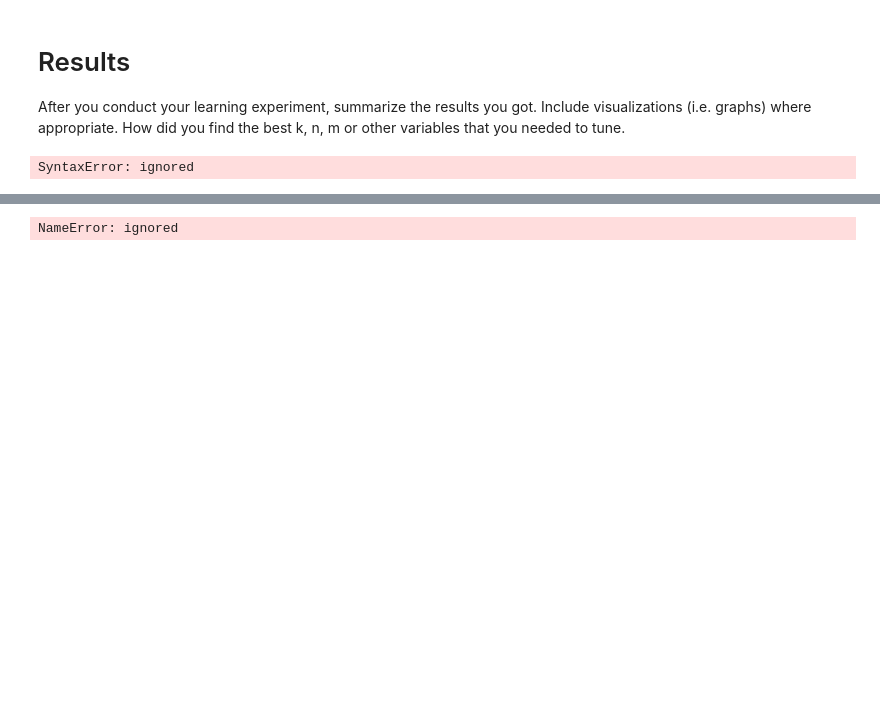
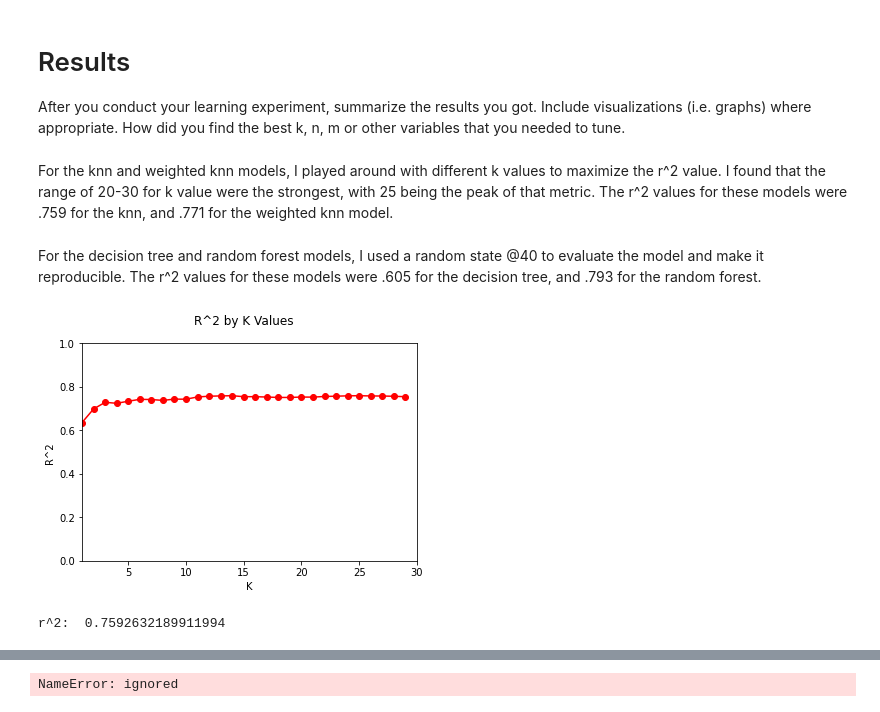
Before and after one commit to ashwinsinha32/Project1Redo, a Jupyter notebook: Project1_starter.ipynb, the cells around one changed output, grey strips where cells are left out. Drawn from its saved outputs; the diff is of its cells as text; code cells hidden in the pictures; blank space fills up the shorter version.

```diff
--- a/Project1_starter.ipynb
+++ b/Project1_starter.ipynb
@@ -104,7 +102,7 @@ import numpy as np
 from sklearn import neighbors
 from sklearn.preprocessing import StandardScaler
 
-knn = neighbors.KNeighborsRegressor(n_neighbors=5)
+knn = neighbors.KNeighborsRegressor(n_neighbors=25)
 knn.fit(train_data,train_sln)
 happy_preds = knn.predict(test_data)
 print('r^2: ', metrics.r2_score(test_sln, happy_preds))
@@ -113,6 +111,6 @@ r^2:  0.7338162515822132
 # %%
 #Weighted knn
-wknn = neighbors.KNeighborsRegressor(n_neighbors=5, weights = 'distance')
+wknn = neighbors.KNeighborsRegressor(n_neighbors=25, weights = 'distance')
 wknn.fit(train_data,train_sln)
 whappy_preds = wknn.predict(test_data)
 print('r^2: ', metrics.r2_score(test_sln, whappy_preds))
@@ -141,29 +139,42 @@ r^2:  0.7926030280286398
 # %% [markdown]
 # Results
 After you conduct your learning experiment, summarize the results you got. Include visualizations (i.e. graphs) where appropriate.  How did you find the best k, n, m or other variables that you needed to tune.
+# %% [markdown]
+For the knn and weighted knn models, I played around with different k values to maximize the r^2 value.  I found that the range of 20-30 for k value were the strongest, with 25 being the peak of that metric.  The r^2 values for these models were .759 for the knn, and .771 for the weighted knn model.
+# %% [markdown]
+For the decision tree and random forest models, I used a random state @40 to evaluate the model and make it reproducible. The r^2 values for these models were .605 for the decision tree, and .793 for the random forest.
 # %%
 # Include code to show your results (graphs, etc)
 import matplotlib.pyplot as plt
 import pandas as pd
 from sklearn import datasets, neighbors
 from mlxtend.plotting import plot_decision_regions
-# %%
-# establish test_data and train_data here
-shuffled_data = CleanRamen.sample(frac=1, random_state = 23)
-test_data = CleanRamen.iloc[:800]
-train_data = CleanRamen.iloc[800:]
-# %%
-def knn_comparison(CleanRamen, k):
- x = CleanRamen[[test_data,train_data]].values
- y = CleanRamen["Country"].astype(int).values
- clf = neighbors.KNeighborsClassifier(n_neighbors=5)
- clf.fit(x, y)
-# Plotting decision region
- plot_decision_regions(x, y, clf=clf, legend=2)
-# Adding axes annotations
- plt.xlabel(test_data)
- plt.ylabel(train_data)
- plt.title('knn with K= + str(k'))
- plt.show()
-# %% [output]
-SyntaxError: ignored
+# %%
+  def r2(k):
+    knn = neighbors.KNeighborsRegressor(n_neighbors = k)
+    knn.fit(train_data, train_sln)
+    preds = knn.predict(test_data)
+    knn_r2 = metrics.r2_score(test_sln, preds)
+    return knn_r2
+
+  points = 30
+  series = []
+  for i in range (1, points):
+    val = r2(i)
+    series.append(val)
+
+  xvals = range(1, points)
+  plt.suptitle('R^2 by K Values')
+  plt.plot(xvals, series, 'ro-')
+  plt.axis([1, 30, 0, 1])
+  plt.xlabel('K')
+  plt.ylabel('R^2')
+  plt.show()
+
+knn = neighbors.KNeighborsRegressor(n_neighbors=25)
+knn.fit(train_data,train_sln)
+happy_preds = knn.predict(test_data)
+print('r^2: ', metrics.r2_score(test_sln, happy_preds))
+# %% [output]
+[figure, added]
+r^2:  0.7592632189911994
```
Also changed, not shown: parts of 9 cells of this notebook.
